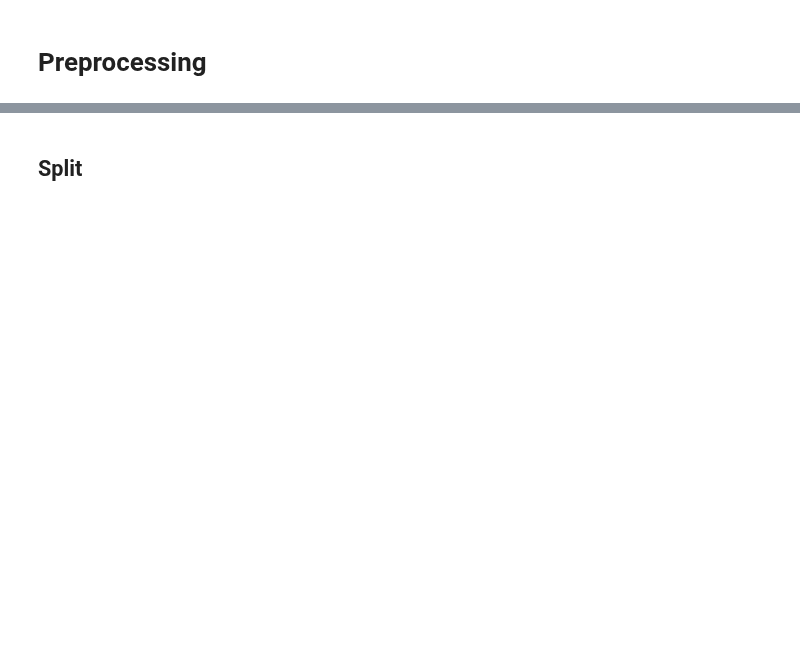
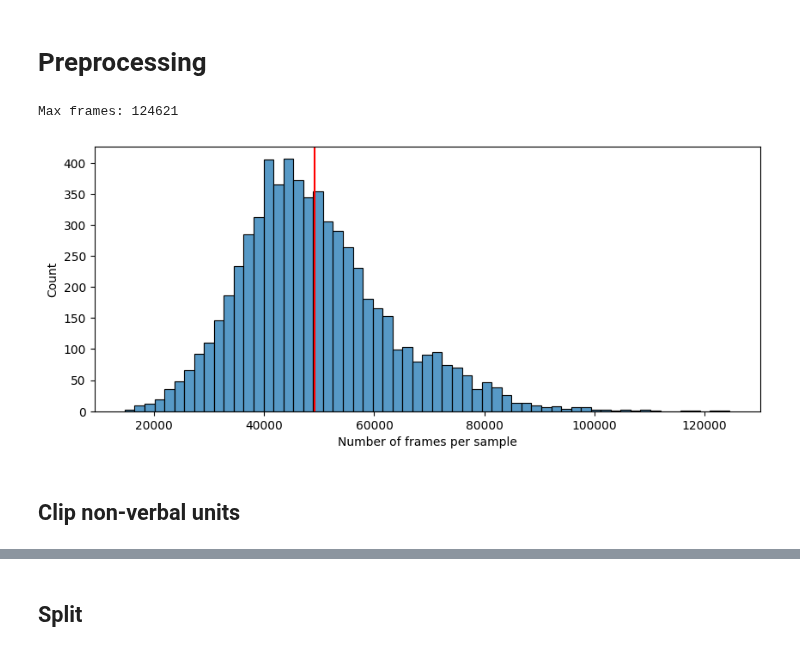
Before and after one commit to syalabi-seet/HoloMora, a Jupyter notebook: TIMIT-preprocess.ipynb, the cells around one changed output, grey strips where cells are left out. Drawn from its saved outputs; the diff is of its cells as text; code cells hidden in the pictures; blank space fills up the shorter version.

```diff
--- a/TIMIT-preprocess.ipynb
+++ b/TIMIT-preprocess.ipynb
@@ -32,13 +32,18 @@ main_dir = r"Datasets\TIMIT-dataset\data"
 # %% [markdown]
 # Preprocessing
 # %%
-# wav_paths = [path for path in glob.glob(main_dir + "/*/*/*.wav")
-#     if not (path.endswith("_1.wav") or path.endswith("_2.wav"))]
-# frames = [len(librosa.load(wav_path, sr=16000)[0]) for wav_path in wav_paths]
-# print("Max frames:", np.max(frames))
+wav_paths = [path for path in glob.glob(main_dir + "/*/*/*.wav")
+    if not (path.endswith("_1.wav") or path.endswith("_2.wav"))]
+frames = [len(librosa.load(wav_path, sr=16000)[0]) for wav_path in wav_paths]
+print("Max frames:", np.max(frames))
 
-# plt.figure(figsize=(10,4))
-# sns.histplot(data=frames)
-# plt.axvline(x=np.mean(frames), color='red')
-# plt.xlabel("Number of frames per sample")
-# plt.show()
+plt.figure(figsize=(10,4))
+sns.histplot(data=frames)
+plt.axvline(x=np.mean(frames), color='red')
+plt.xlabel("Number of frames per sample")
+plt.show()
+# %% [output]
+Max frames: 124621
+[figure, added]
+# %% [markdown]
+## Clip non-verbal units
```
Also changed, not shown: parts of 8 cells of this notebook, 1 other file.
